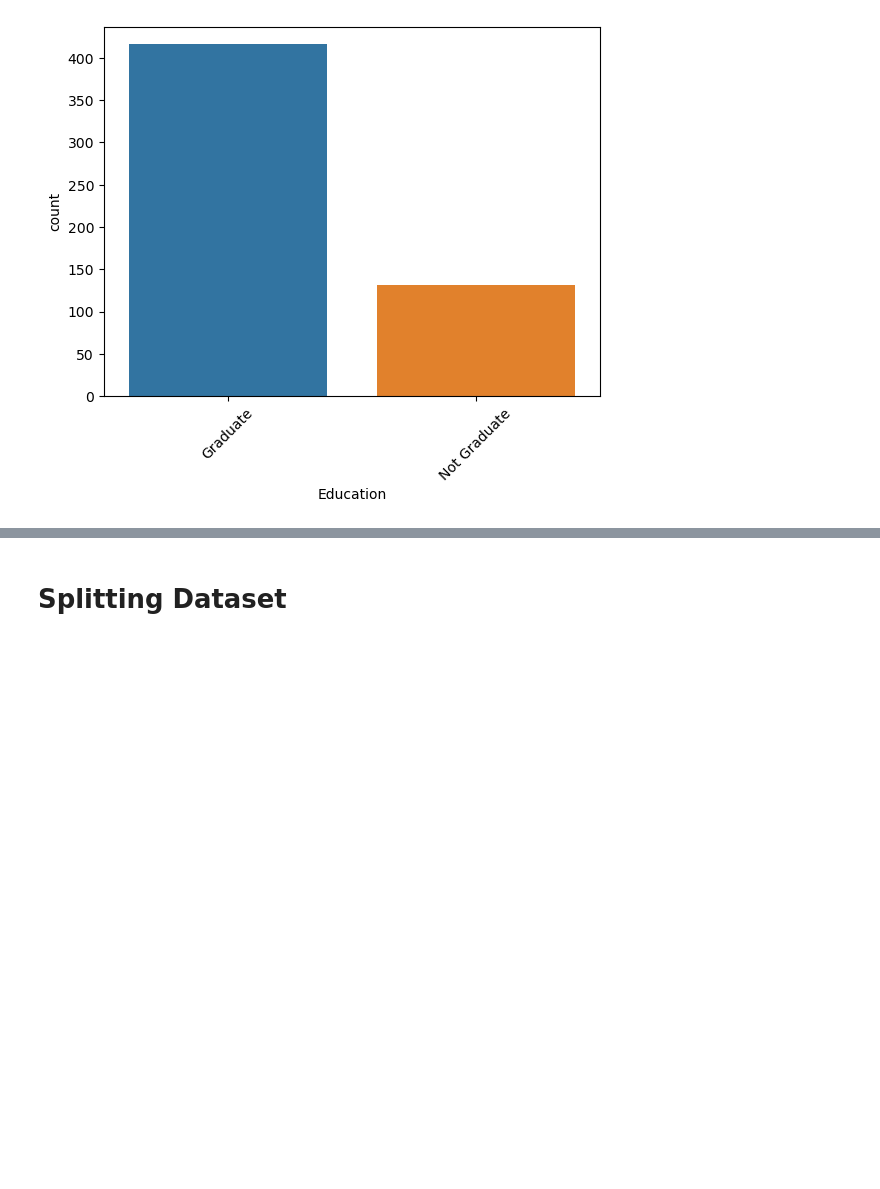
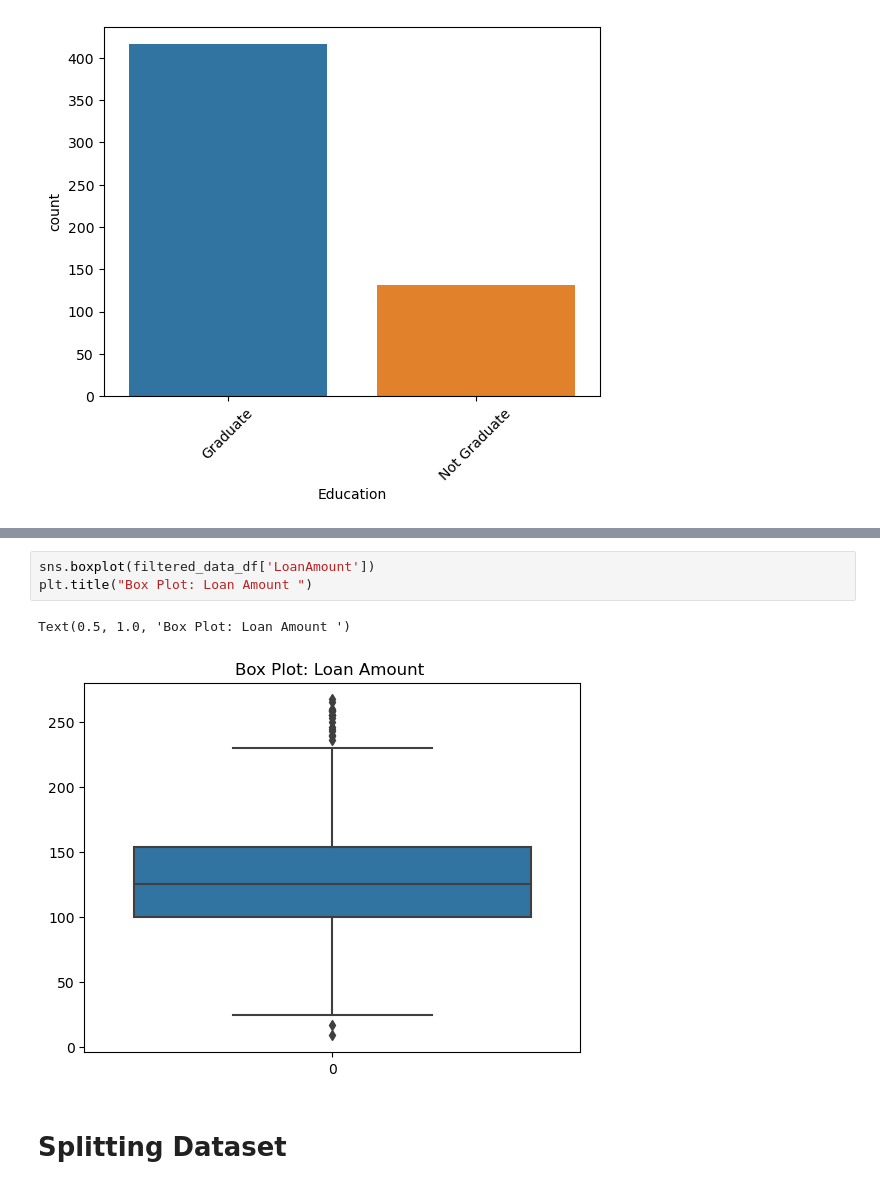
Before and after one commit to johncuevas51/Project_4_Group7, a Jupyter notebook: Loan_JC_prediction_spark.ipynb, the cells around one changed output, grey strips where cells are left out. Cells and saved outputs as stored; diff of their text form; blank space fills up the shorter version.

```diff
--- a/Loan_JC_prediction_spark.ipynb
+++ b/Loan_JC_prediction_spark.ipynb
@@ -379,3 +397,9 @@ filtered_data_df.plot.scatter(x='ApplicantIncome',y='LoanAmount')
+# %%
+sns.boxplot(filtered_data_df['LoanAmount'])
+plt.title("Box Plot: Loan Amount ")
+# %% [output]
+Text(0.5, 1.0, 'Box Plot: Loan Amount ')
+[figure, added]
 # %% [markdown]
 # Splitting Dataset
 # %%
```
Also changed, not shown: parts of 18 cells of this notebook.
